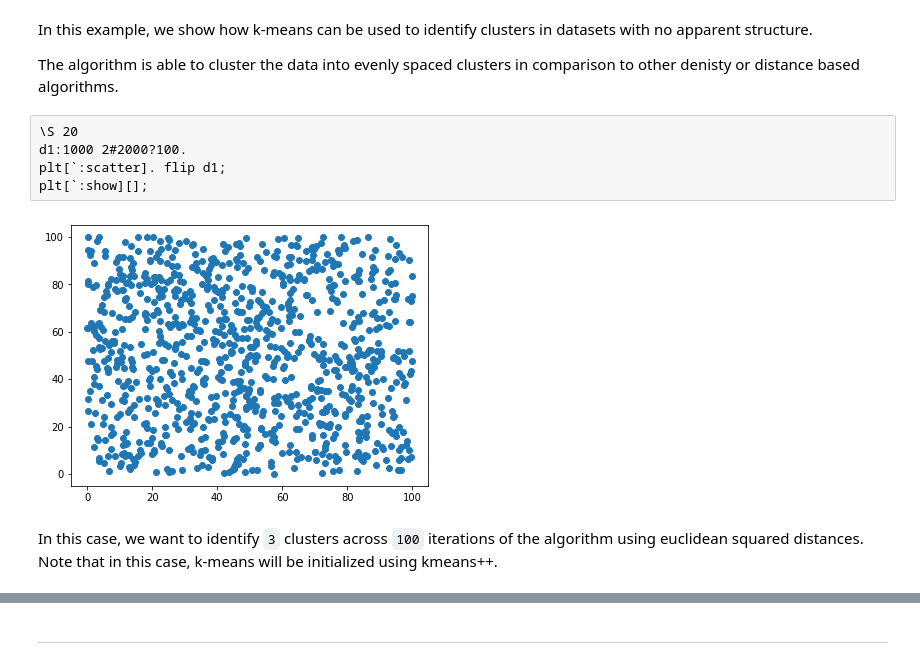
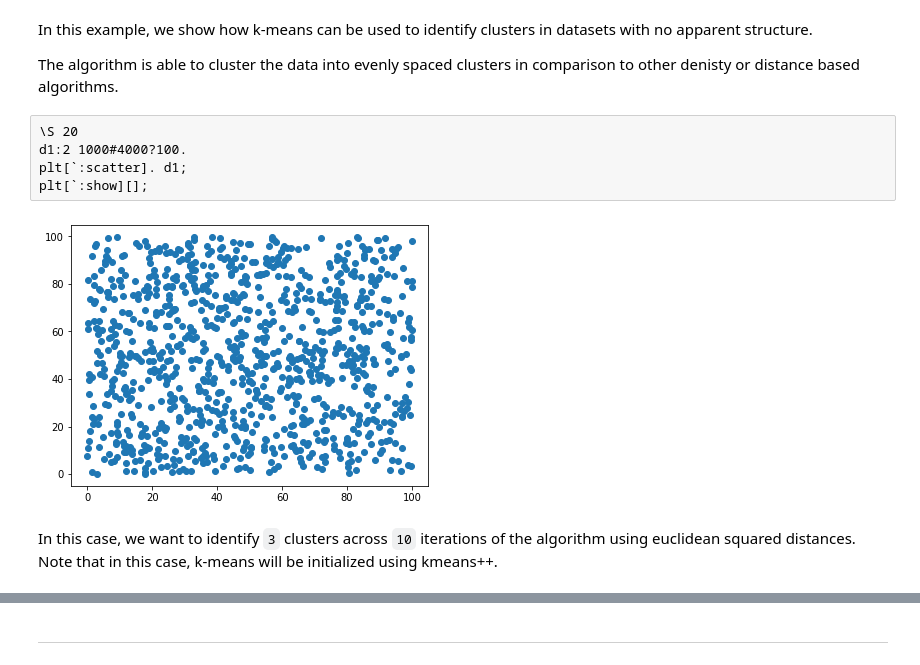
Before and after one commit to KxSystems/mlnotebooks, a Jupyter notebook: notebooks/10 Clustering.ipynb, the cells around one changed output, grey strips where cells are left out. Cells and saved outputs as stored; diff of their text form.

Commit message:
updated clustering notebook for new algo implementations

```diff
--- a/notebooks/10 Clustering.ipynb
+++ b/notebooks/10 Clustering.ipynb
@@ -108,10 +109,10 @@ In this example, we show how k-means can be used to identify clusters in dataset
 The algorithm is able to cluster the data into evenly spaced clusters in comparison to other denisty or distance based algorithms.
 # %%
 \S 20
-d1:1000 2#2000?100.
-plt[`:scatter]. flip d1;
+d1:2 1000#4000?100.
+plt[`:scatter]. d1;
 plt[`:show][];
 # %% [output]
-[figure, old version]
+[figure, new version]
 # %% [markdown]
-In this case, we want to identify `3` clusters across `100` iterations of the algorithm using euclidean squared distances. Note that in this case, k-means will be initialized using kmeans++.
+In this case, we want to identify `3` clusters across `10` iterations of the algorithm using euclidean squared distances. Note that in this case, k-means will be initialized using kmeans++.
```
Also changed, not shown: parts of 31 cells of this notebook, 1 other file.
